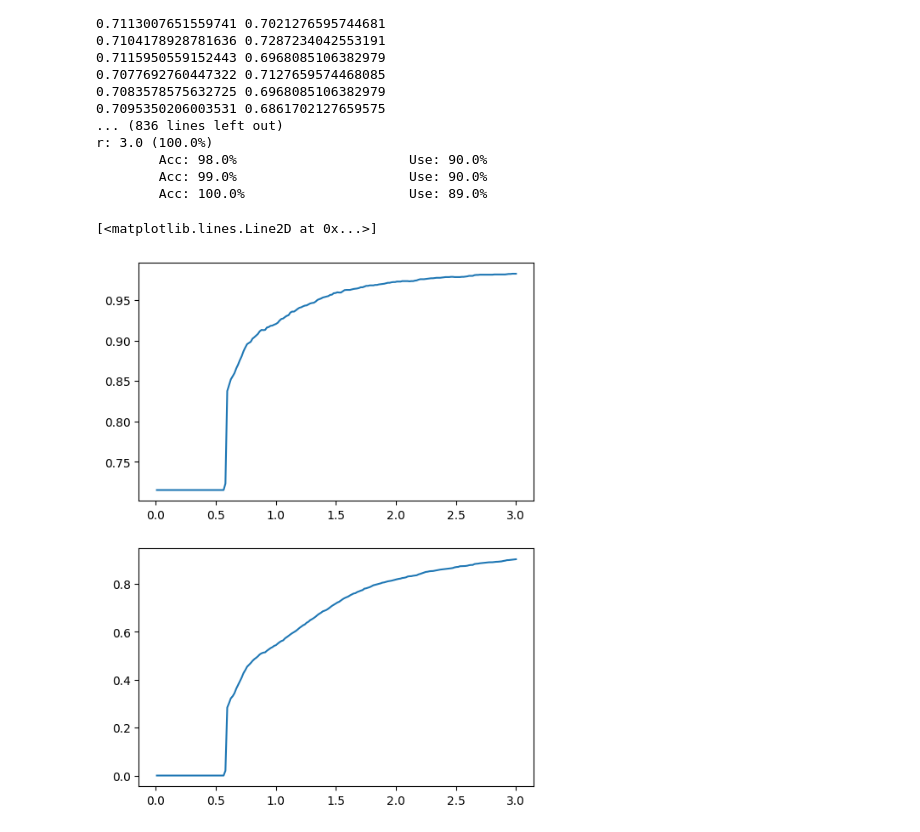
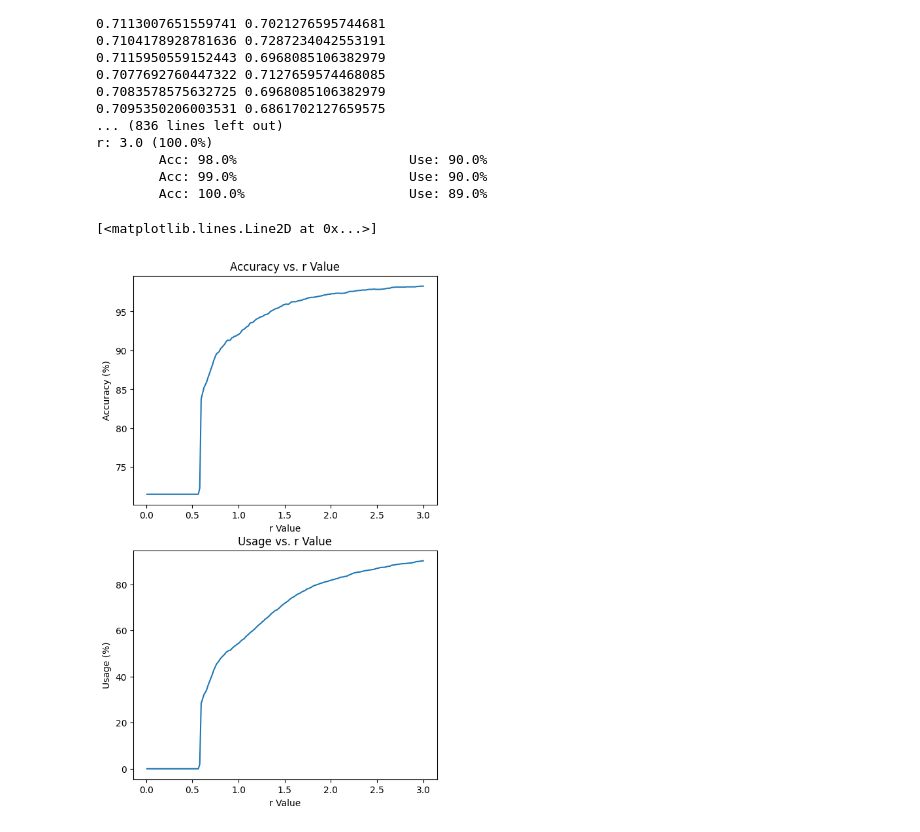
Before and after one commit to justlab11/Fidelity_Selection, a Jupyter notebook: Toy_DS_FE_Model_v3.ipynb, the cells around one changed output. Saved outputs shown, nothing was run; the diff lists cells and outputs as text; code cells hidden in the pictures.

Commit message:
updated plots

```diff
--- a/Toy_DS_FE_Model_v3.ipynb
+++ b/Toy_DS_FE_Model_v3.ipynb
@@ -658,12 +658,18 @@ r: 3.0 (100.0%)
         Acc: 99.0%                      Use: 90.0%
         Acc: 100.0%                     Use: 89.0%
 # %%
-plt.figure(figsize=(6,8))
+plt.figure(figsize=(6,10))
 plt.subplot(211)
-plt.plot(R_VALS, qe_train_acc[0])
+plt.plot(R_VALS, qe_train_acc[0]*100)
+plt.title("Accuracy vs. r Value")
+plt.ylabel("Accuracy (%)")
+plt.xlabel("r Value")
 plt.subplot(212)
-plt.plot(R_VALS, qe_train_use[0])
+plt.title("Usage vs. r Value")
+plt.ylabel("Usage (%)")
+plt.xlabel("r Value")
+plt.plot(R_VALS, qe_train_use[0]*100)
 # %% [output]
 [<matplotlib.lines.Line2D at 0x...>]
-[figure, old version]
+[figure, new version]
 # %%
```
Also changed, not shown: parts of 2 cells of this notebook.
